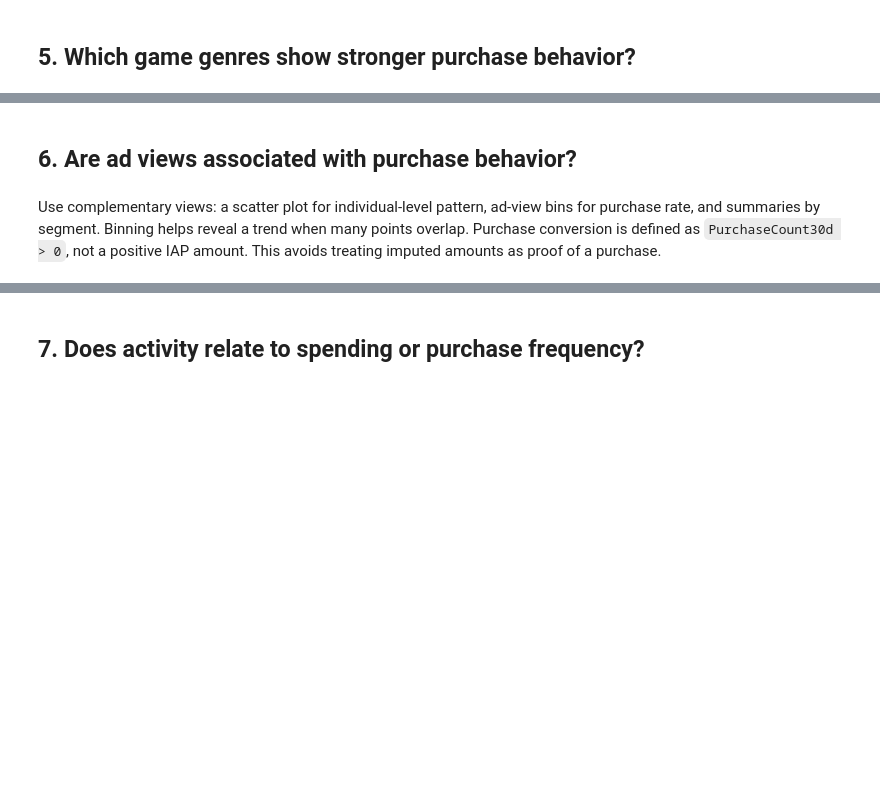
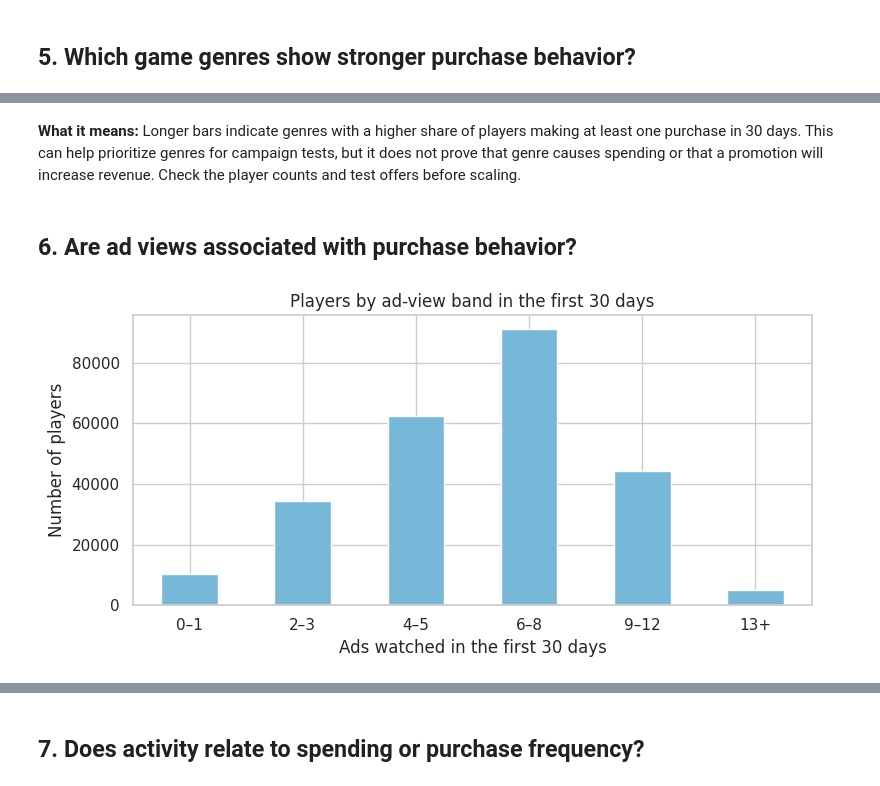
Before and after one commit to HesKal/Mobile-Game-In-App-Purchases, a Jupyter notebook: notebooks/03_eda_feature_engineering.ipynb, the cells around one changed output, grey strips where cells are left out. Drawn from its saved outputs; the diff is of its cells as text; code cells hidden in the pictures; blank space fills up the shorter version.

```diff
--- a/notebooks/03_eda_feature_engineering.ipynb
+++ b/notebooks/03_eda_feature_engineering.ipynb
@@ -319,5 +251,39 @@ plt.tight_layout(); plt.show()
+# %% [markdown]
+**What it means:** Longer bars indicate genres with a higher share of players making at least one purchase in 30 days. This can help prioritize genres for campaign tests, but it does not prove that genre causes spending or that a promotion will increase revenue. Check the player counts and test offers before scaling.
 # %% [markdown]
 ## 6. Are ad views associated with purchase behavior?
-# %% [markdown]
-Use complementary views: a scatter plot for individual-level pattern, ad-view bins for purchase rate, and summaries by segment. Binning helps reveal a trend when many points overlap. Purchase conversion is defined as `PurchaseCount30d > 0`, not a positive IAP amount. This avoids treating imputed amounts as proof of a purchase.
+# %%
+import pandas as pd
+import matplotlib.pyplot as plt
+
+# Group ad views into bands
+ad_bins = [-1, 1, 3, 5, 8, 12, float("inf")]
+ad_labels = ["0–1", "2–3", "4–5", "6–8", "9–12", "13+"]
+
+df["AdViewBand"] = pd.cut(
+    df["AdsWatched30d"],
+    bins=ad_bins,
+    labels=ad_labels
+)
+
+# Count players in each band, keeping the intended order
+ad_band_counts = (
+    df["AdViewBand"]
+    .value_counts(sort=False)
+    .reindex(ad_labels, fill_value=0)
+)
+
+# Plot
+fig, ax = plt.subplots(figsize=(8, 4))
+ad_band_counts.plot.bar(ax=ax, color="#77B7D8")
+
+ax.set_title("Players by ad-view band in the first 30 days")
+ax.set_xlabel("Ads watched in the first 30 days")
+ax.set_ylabel("Number of players")
+ax.tick_params(axis="x", rotation=0)
+
+plt.tight_layout()
+plt.show()
+# %% [output]
+[figure, added]
 # %%
```
Also changed, not shown: parts of 55 cells of this notebook.
